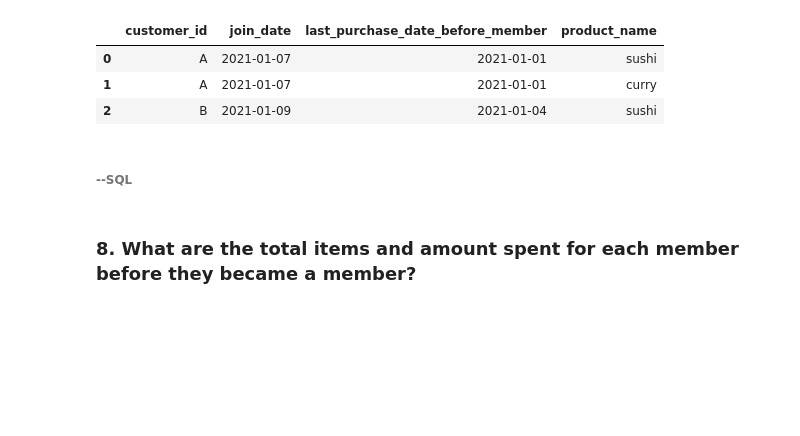
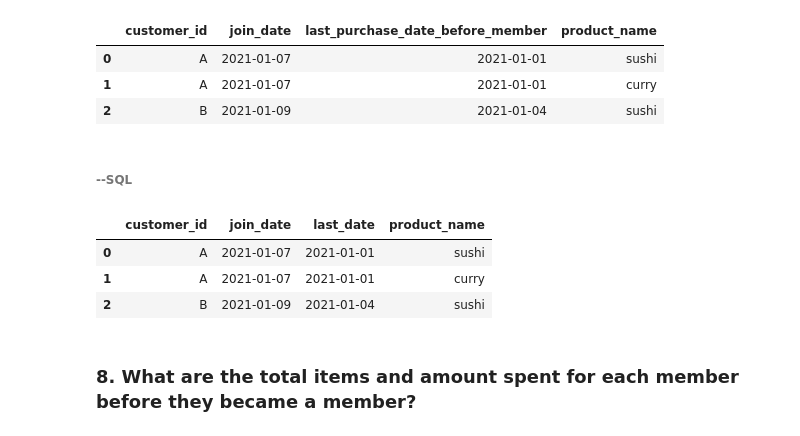
Before and after one commit to GeeSama/8weekSQLchallenge, a Jupyter notebook: dannys_diner.ipynb, the cells around one changed output. Saved outputs shown, nothing was run; the diff lists cells and outputs as text; code cells hidden in the pictures; blank space fills up the shorter version.

```diff
--- a/dannys_diner.ipynb
+++ b/dannys_diner.ipynb
@@ -379,6 +403,31 @@ before_mbr_df.merge\
 | 2 | B | 2021-01-09 | 2021-01-04 | sushi |
 # %% [markdown]
 ###### --SQL
+# %%
+pd.read_sql('''
+
+    SELECT
+        members.customer_id,
+        join_date,
+        (SELECT MAX(order_date)
+            FROM sales
+            WHERE sales.customer_id = members.customer_id AND order_date < members.join_date) AS last_date,
+            product_name
+    FROM members, sales
+
+    JOIN menu
+    USING(product_id)
+    WHERE sales.order_date = last_date AND members.customer_id = sales.customer_id
+    ORDER BY members.customer_id
+
+
+
+''', conn)
+# %% [output]
+|  | customer_id | join_date | last_date | product_name |
+| 0 | A | 2021-01-07 | 2021-01-01 | sushi |
+| 1 | A | 2021-01-07 | 2021-01-01 | curry |
+| 2 | B | 2021-01-09 | 2021-01-04 | sushi |
 # %% [markdown]
 ### 8. What are the total items and amount spent for each member before they became a member?
 # %% [markdown]
```
Also changed, not shown: parts of 8 cells of this notebook.
